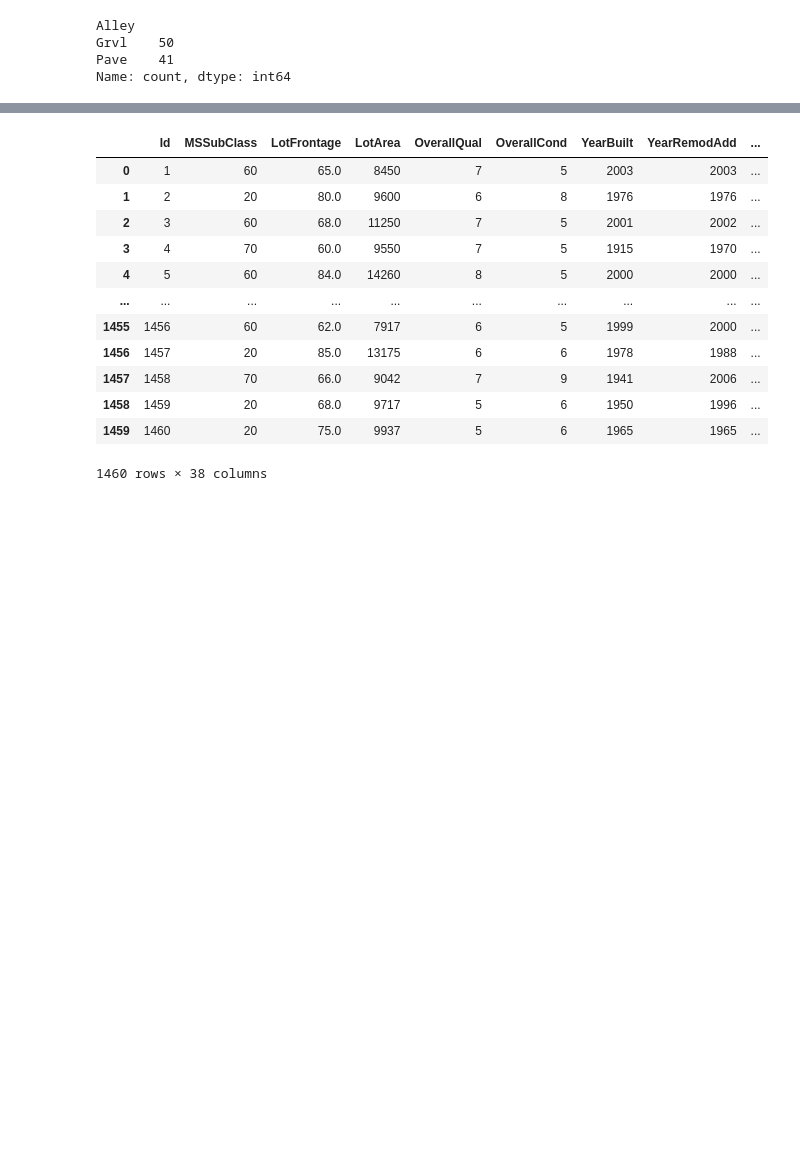
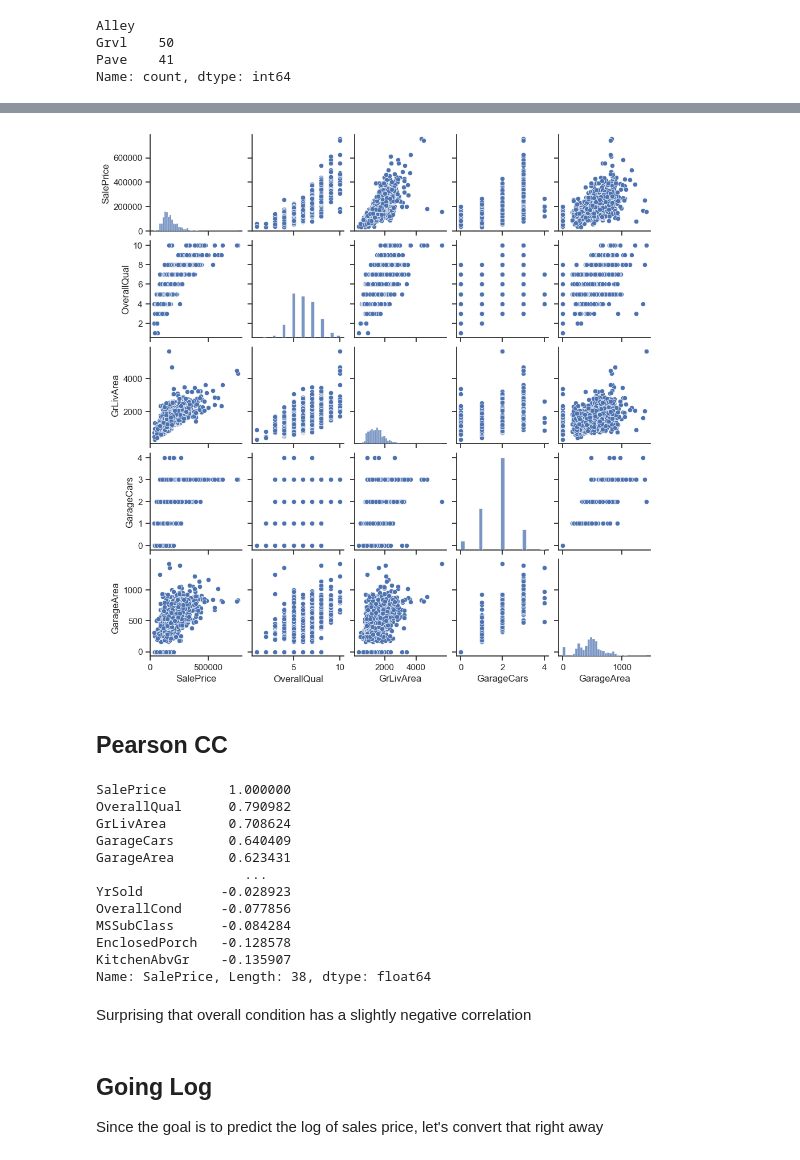
Before and after one commit to cameronthieme/house_values, a Jupyter notebook: notebooks/explore1.ipynb, the cells around one changed output, grey strips where cells are left out. Saved outputs shown, nothing was run; the diff lists cells and outputs as text; code cells hidden in the pictures; blank space fills up the shorter version.

```diff
--- a/notebooks/explore1.ipynb
+++ b/notebooks/explore1.ipynb
@@ -97 +124,11 @@ Name: count, dtype: int64
+# %%
+# more scatterplots
+cols = ['SalePrice', 'OverallQual', 'GrLivArea', 'GarageCars', 'GarageArea']
+sns.set(style = 'ticks')
+sns.pairplot(df_train[cols], height=2)
+plt.show()
+# %% [output]
+[figure, added]
+# %% [markdown]
+## Pearson CC
 # %%
@@ -99,16 +144,21 @@ df_train_numeric = df_train.select_dtypes(include='number')
 # %%
-df_train_numeric
+sale_corr
 # %% [output]
-|  | Id | MSSubClass | LotFrontage | LotArea | OverallQual | OverallCond | YearBuilt | YearRemodAdd | ... |
-| 0 | 1 | 60 | 65.0 | 8450 | 7 | 5 | 2003 | 2003 | ... |
-| 1 | 2 | 20 | 80.0 | 9600 | 6 | 8 | 1976 | 1976 | ... |
-| 2 | 3 | 60 | 68.0 | 11250 | 7 | 5 | 2001 | 2002 | ... |
-| 3 | 4 | 70 | 60.0 | 9550 | 7 | 5 | 1915 | 1970 | ... |
-| 4 | 5 | 60 | 84.0 | 14260 | 8 | 5 | 2000 | 2000 | ... |
-| ... | ... | ... | ... | ... | ... | ... | ... | ... | ... |
-| 1455 | 1456 | 60 | 62.0 | 7917 | 6 | 5 | 1999 | 2000 | ... |
-| 1456 | 1457 | 20 | 85.0 | 13175 | 6 | 6 | 1978 | 1988 | ... |
-| 1457 | 1458 | 70 | 66.0 | 9042 | 7 | 9 | 1941 | 2006 | ... |
-| 1458 | 1459 | 20 | 68.0 | 9717 | 5 | 6 | 1950 | 1996 | ... |
-| 1459 | 1460 | 20 | 75.0 | 9937 | 5 | 6 | 1965 | 1965 | ... |
-1460 rows × 38 columns
+SalePrice        1.000000
+OverallQual      0.790982
+GrLivArea        0.708624
+GarageCars       0.640409
+GarageArea       0.623431
+                   ...
+YrSold          -0.028923
+OverallCond     -0.077856
+MSSubClass      -0.084284
+EnclosedPorch   -0.128578
+KitchenAbvGr    -0.135907
+Name: SalePrice, Length: 38, dtype: float64
+# %% [markdown]
+Surprising that overall condition has a slightly negative correlation
+# %% [markdown]
+## Going Log
+
+Since the goal is to predict the log of sales price, let's convert that right away
```
Also changed, not shown: parts of 31 cells of this notebook.
